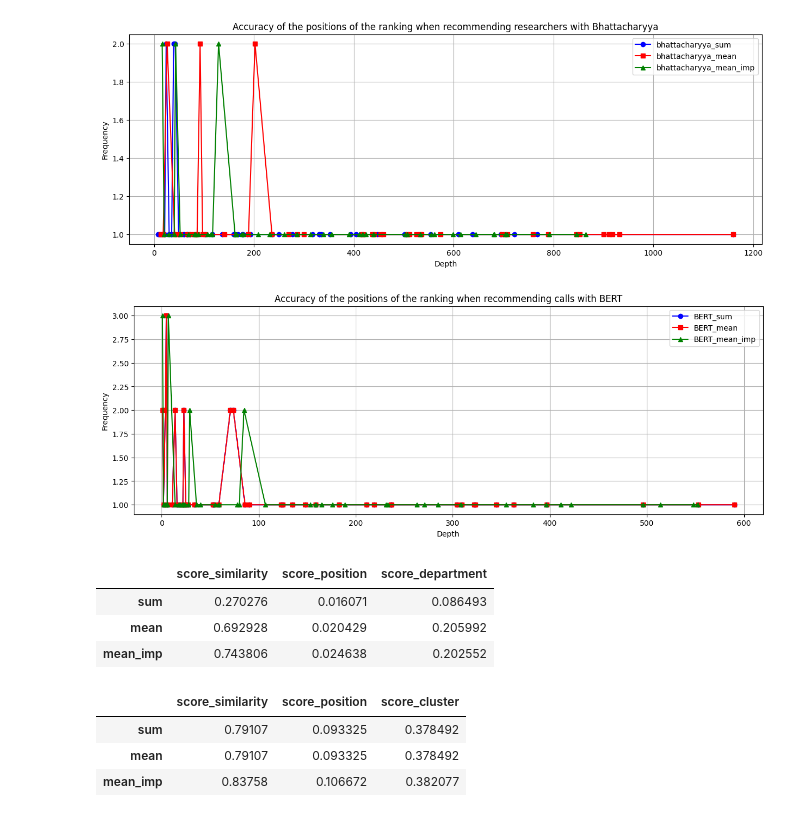
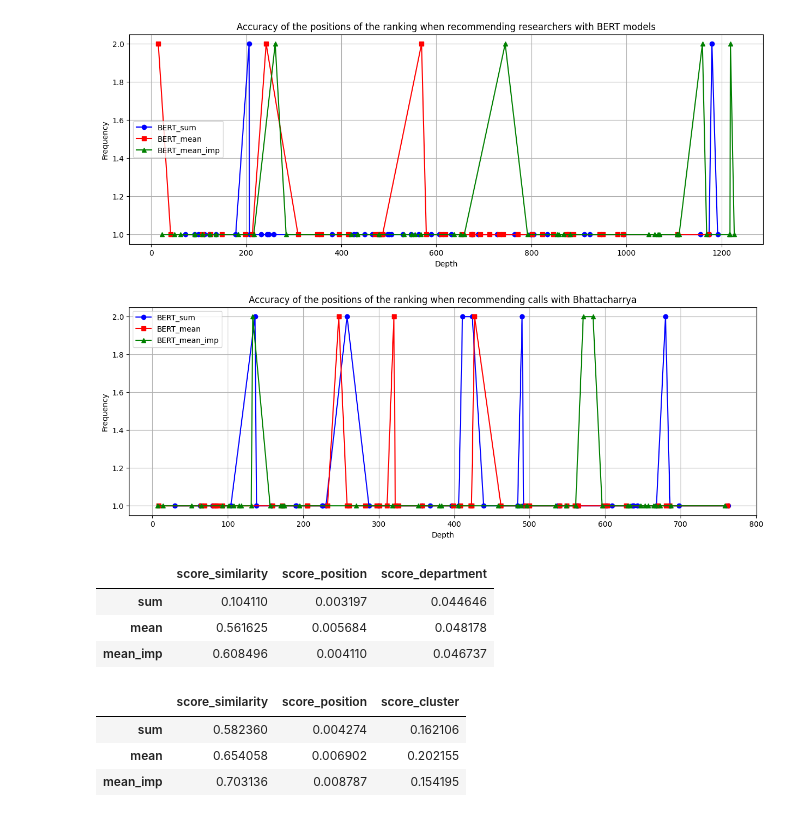
Before and after one commit to AI4University/recommendation_system_validation, a Jupyter notebook: plot_ranking.ipynb, the cells around one changed output. Drawn from its saved outputs; the diff is of its cells as text; code cells hidden in the pictures.

Commit message:
update code for rankings

```diff
--- a/plot_ranking.ipynb
+++ b/plot_ranking.ipynb
@@ -30,7 +30,7 @@ def contar_repeticiones(lista):
 methods = ['BERT', 'bhattacharyya', 'separated', 'semiseparated']
 agg_methods = ['sum', 'mean', 'mean_imp']
 
-method = methods[1]
+method = methods[0]
 #agg_method = agg_methods[0]
 
 dict_results_researchers = {}
@@ -79,17 +79,17 @@ for agg_method in agg_methods:
     dict_results_researchers['{}_{}'.format(method, agg_method)] = contar_repeticiones(positions_researchers)
     dict_results_calls['{}_{}'.format(method, agg_method)] = contar_repeticiones(positions_calls)
 # %%
-researchers_BERT_sum = dict_results_researchers['bhattacharyya_sum']
-researchers_BERT_mean = dict_results_researchers['bhattacharyya_mean']
-researchers_BERT_mean_imp = dict_results_researchers['bhattacharyya_mean_imp']
+researchers_sum = dict_results_researchers['{}_sum'.format(method)]
+researchers_mean = dict_results_researchers['{}_mean'.format(method)]
+researchers_mean_imp = dict_results_researchers['{}_mean_imp'.format(method)]
 
-calls_BERT_sum = dict_results_calls['bhattacharyya_sum']
-calls_BERT_mean = dict_results_calls['bhattacharyya_mean']
-calls_BERT_mean_imp = dict_results_calls['bhattacharyya_mean_imp']
+calls_sum = dict_results_calls['{}_sum'.format(method)]
+calls_mean = dict_results_calls['{}_mean'.format(method)]
+calls_mean_imp = dict_results_calls['{}_mean_imp'.format(method)]
 # %%
-keys_sum, values_sum = list(researchers_BERT_sum.keys()), list(researchers_BERT_sum.values())
-keys_mean, values_mean= list(researchers_BERT_mean.keys()), list(researchers_BERT_mean.values())
-keys_mean_imp, values_mean_imp = list(researchers_BERT_mean_imp.keys()), list(researchers_BERT_mean_imp.values())
+keys_sum, values_sum = list(researchers_sum.keys()), list(researchers_sum.values())
+keys_mean, values_mean= list(researchers_mean.keys()), list(researchers_mean.values())
+keys_mean_imp, values_mean_imp = list(researchers_mean_imp.keys()), list(researchers_mean_imp.values())
 
 plt.figure(figsize=(15, 5))
 plt.plot(keys_sum, values_sum, marker='o', color='blue', label='{}_sum'.format(method))
@@ -98,47 +98,47 @@ plt.plot(keys_mean_imp, values_mean_imp, marker='^', color='green', label='{}_me
 
 plt.xlabel('Depth')
 plt.ylabel('Frequency')
-plt.title('Accuracy of the positions of the ranking when recommending researchers with Bhattacharyya')
+plt.title('Accuracy of the positions of the ranking when recommending researchers with {} models'.format(method))
 
 plt.legend()
 plt.grid(True)
 plt.show()
 # %% [output]
-[figure, old version]
+[figure, new version]
 # %%
-keys_sum, values_sum = list(calls_BERT_sum.keys()), list(calls_BERT_sum.values())
-keys_mean, values_mean= list(calls_BERT_mean.keys()), list(calls_BERT_mean.values())
-keys_mean_imp, values_mean_imp = list(calls_BERT_mean_imp.keys()), list(calls_BERT_mean_imp.values())
+keys_sum, values_sum = list(calls_sum.keys()), list(calls_sum.values())
+keys_mean, values_mean= list(calls_mean.keys()), list(calls_mean.values())
+keys_mean_imp, values_mean_imp = list(calls_mean_imp.keys()), list(calls_mean_imp.values())
 
 plt.figure(figsize=(15, 5))
 plt.plot(keys_sum, values_sum, marker='o', color='blue', label='{}_sum'.format(method))
 plt.plot(keys_mean, values_mean, marker='s', color='red', label='{}_mean'.format(method))
 plt.plot(keys_mean_imp, values_mean_imp, marker='^', color='green', label='{}_mean_imp'.format(method))
 
 plt.xlabel('Depth')
 plt.ylabel('Frequency')
 plt.title('Accuracy of the positions of the ranking when recommending calls with Bhattacharrya')
 
 plt.legend()
 plt.grid(True)
 plt.show()
 # %% [output]
-[figure, old version]
+[figure, new version]
 # %%
 results_researchers = pd.DataFrame(index=['sum', 'mean', 'mean_imp'], columns=['score_similarity', 'score_position', 'score_department'], data=scores_researchers)
 # %%
 results_researchers
 # %% [output]
 |  | score_similarity | score_position | score_department |
-| sum | 0.270276 | 0.016071 | 0.086493 |
-| mean | 0.692928 | 0.020429 | 0.205992 |
-| mean_imp | 0.743806 | 0.024638 | 0.202552 |
+| sum | 0.104110 | 0.003197 | 0.044646 |
+| mean | 0.561625 | 0.005684 | 0.048178 |
+| mean_imp | 0.608496 | 0.004110 | 0.046737 |
 # %%
 results_calls = pd.DataFrame(index=['sum', 'mean', 'mean_imp'], columns=['score_similarity', 'score_position', 'score_cluster'], data=scores_calls)
 # %%
 results_calls
 # %% [output]
 |  | score_similarity | score_position | score_cluster |
-| sum | 0.79107 | 0.093325 | 0.378492 |
-| mean | 0.79107 | 0.093325 | 0.378492 |
-| mean_imp | 0.83758 | 0.106672 | 0.382077 |
+| sum | 0.582360 | 0.004274 | 0.162106 |
+| mean | 0.654058 | 0.006902 | 0.202155 |
+| mean_imp | 0.703136 | 0.008787 | 0.154195 |
```
Also changed, not shown: 1 other file.
